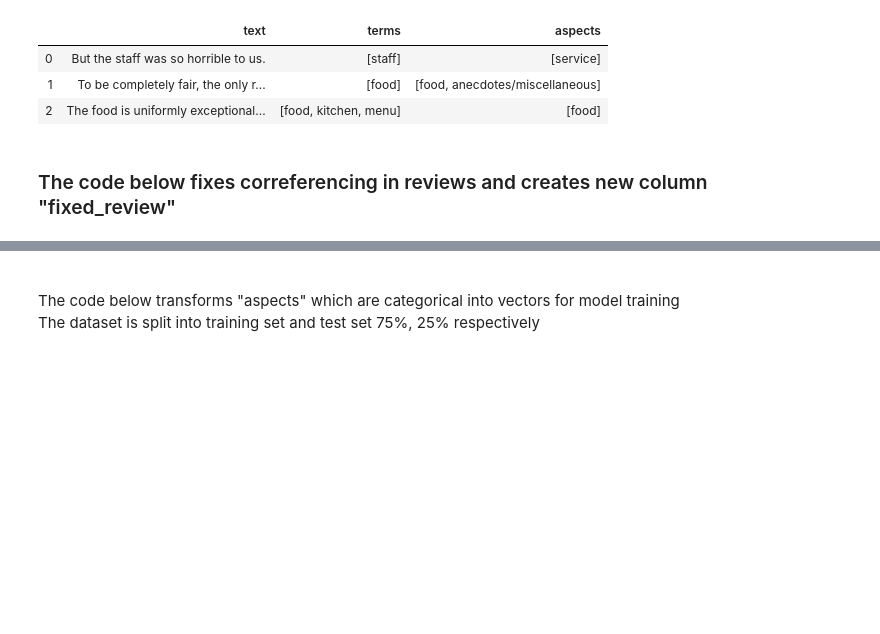
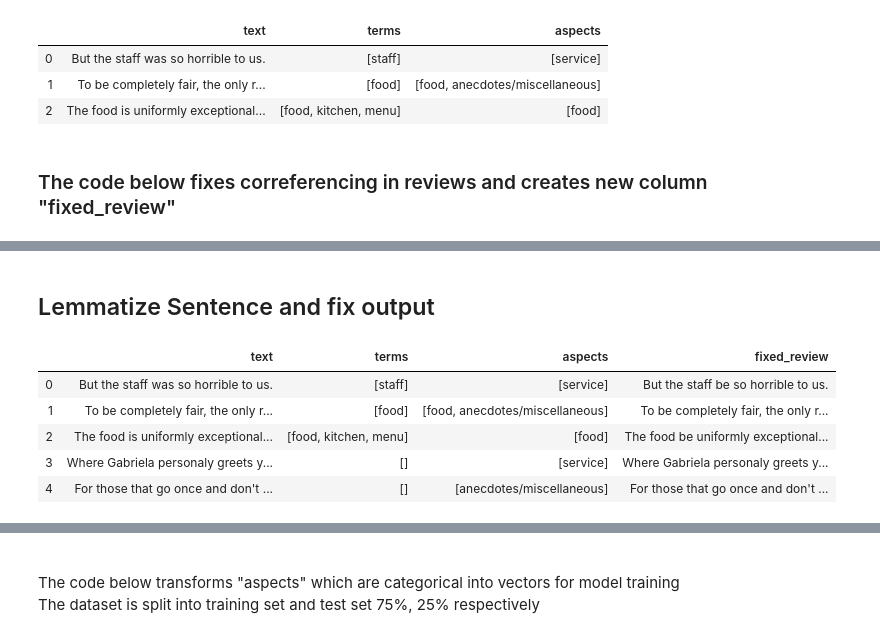
Before and after one commit to LFCapollo/Aspect-Based-Sentiment-Analysis, a Jupyter notebook: Notebooks/data-preprocessing.ipynb, the cells around one changed output, grey strips where cells are left out. Saved outputs shown, nothing was run; the diff lists cells and outputs as text; code cells hidden in the pictures; blank space fills up the shorter version.

```diff
--- a/Notebooks/data-preprocessing.ipynb
+++ b/Notebooks/data-preprocessing.ipynb
@@ -80,0 +132,2 @@ annotated_reviews_df["fixed_review"] = annotated_reviews_df.text.map(lambda x: r
+# %% [markdown]
+## Lemmatize Sentence and fix output
@@ -81,3 +144,12 @@ annotated_reviews_df["fixed_review"] = annotated_reviews_df.text.map(lambda x: r
+# %%
+annotated_reviews_df.head()
+# %% [output]
+|  | text | terms | aspects | fixed_review |
+| 0 | But the staff was so horrible to us. | [staff] | [service] | But the staff be so horrible to us. |
+| 1 | To be completely fair, the only r... | [food] | [food, anecdotes/miscellaneous] | To be completely fair, the only r... |
+| 2 | The food is uniformly exceptional... | [food, kitchen, menu] | [food] | The food be uniformly exceptional... |
+| 3 | Where Gabriela personaly greets y... | [] | [service] | Where Gabriela personaly greets y... |
+| 4 | For those that go once and don't ... | [] | [anecdotes/miscellaneous] | For those that go once and don't ... |
 # %%
 annotated_reviews_df.to_pickle("../pickled_files/annotated_reviews_df2.pkl")
 
```
Also changed, not shown: parts of 11 cells of this notebook, 18 other files.
